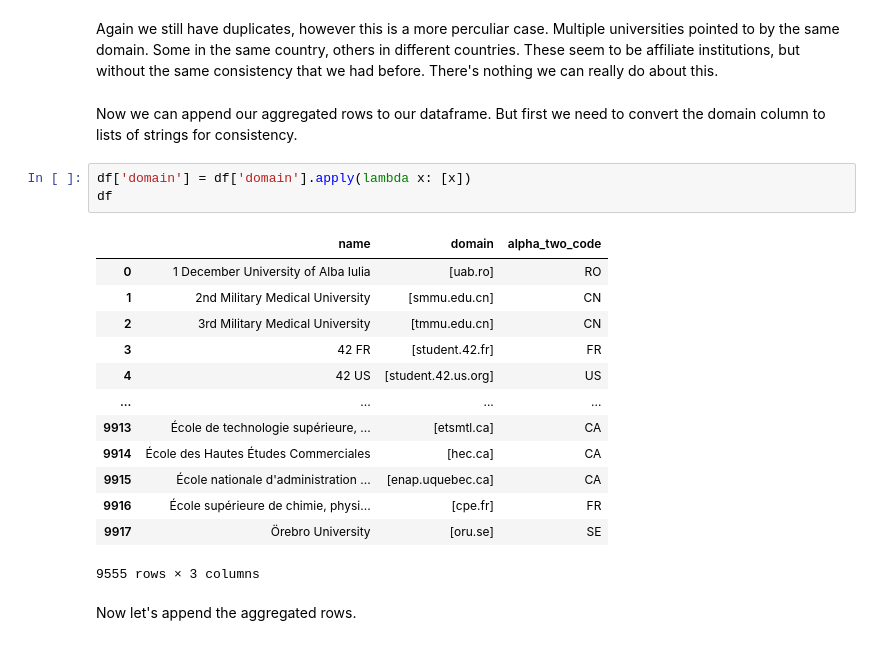
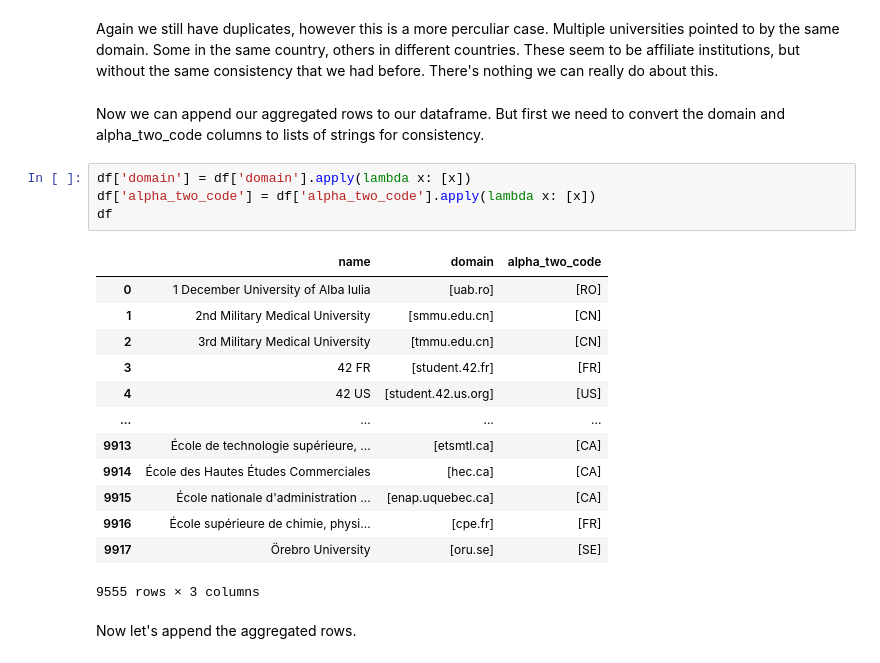
Before and after one commit to WilliamsCJ/studentlayer, a Jupyter notebook: data/StudentLayerData.ipynb, the cells around one changed output. Saved outputs shown, nothing was run; the diff lists cells and outputs as text.

```diff
--- a/data/StudentLayerData.ipynb
+++ b/data/StudentLayerData.ipynb
@@ -314,23 +314,24 @@ df[df.duplicated(subset=["domain"], keep=False)].sort_values("domain")
 # %% [markdown]
 Again we still have duplicates, however this is a more perculiar case. Multiple universities pointed to by the same domain. Some in the same country, others in different countries. These seem to be affiliate institutions, but without the same consistency that we had before. There's nothing we can really do about this.
 # %% [markdown]
-Now we can append our aggregated rows to our dataframe. But first we need to convert the domain column to lists of strings for consistency.
+Now we can append our aggregated rows to our dataframe. But first we need to convert the domain and alpha_two_code columns to lists of strings for consistency.
 # %%
 df['domain'] = df['domain'].apply(lambda x: [x])
+df['alpha_two_code'] = df['alpha_two_code'].apply(lambda x: [x])
 df
 # %% [output]
 |  | name | domain | alpha_two_code |
-| 0 | 1 December University of Alba Iulia | [uab.ro] | RO |
-| 1 | 2nd Military Medical University | [smmu.edu.cn] | CN |
-| 2 | 3rd Military Medical University | [tmmu.edu.cn] | CN |
-| 3 | 42 FR | [student.42.fr] | FR |
-| 4 | 42 US | [student.42.us.org] | US |
+| 0 | 1 December University of Alba Iulia | [uab.ro] | [RO] |
+| 1 | 2nd Military Medical University | [smmu.edu.cn] | [CN] |
+| 2 | 3rd Military Medical University | [tmmu.edu.cn] | [CN] |
+| 3 | 42 FR | [student.42.fr] | [FR] |
+| 4 | 42 US | [student.42.us.org] | [US] |
 | ... | ... | ... | ... |
-| 9913 | École de technologie supérieure, ... | [etsmtl.ca] | CA |
-| 9914 | École des Hautes Études Commerciales | [hec.ca] | CA |
-| 9915 | École nationale d'administration ... | [enap.uquebec.ca] | CA |
-| 9916 | École supérieure de chimie, physi... | [cpe.fr] | FR |
-| 9917 | Örebro University | [oru.se] | SE |
+| 9913 | École de technologie supérieure, ... | [etsmtl.ca] | [CA] |
+| 9914 | École des Hautes Études Commerciales | [hec.ca] | [CA] |
+| 9915 | École nationale d'administration ... | [enap.uquebec.ca] | [CA] |
+| 9916 | École supérieure de chimie, physi... | [cpe.fr] | [FR] |
+| 9917 | Örebro University | [oru.se] | [SE] |
 9555 rows × 3 columns
 # %% [markdown]
 Now let's append the aggregated rows.
```
Also changed, not shown: parts of 3 cells of this notebook, 1 other file.
